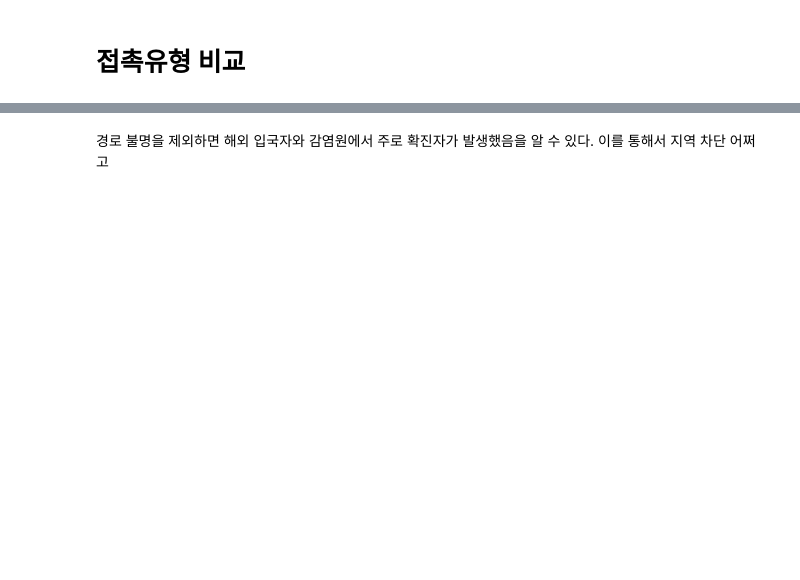
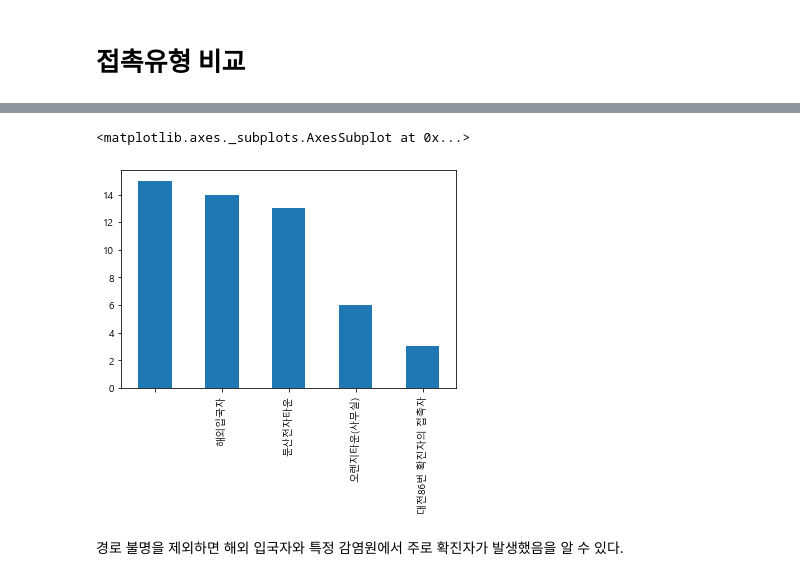
Before and after one commit to krousk/python-space, a Jupyter notebook: 파이썬 2차 개인 프로젝트.ipynb, the cells around one changed output, grey strips where cells are left out. Saved outputs shown, nothing was run; the diff lists cells and outputs as text; code cells hidden in the pictures; blank space fills up the shorter version.

```diff
--- a/파이썬 2차 개인 프로젝트.ipynb
+++ b/파이썬 2차 개인 프로젝트.ipynb
@@ -326,4 +372,5 @@ Name: 성별(연령대), dtype: int64
 # 접촉유형 비교
 # %%
 df['접촉력'].value_counts().head(5)
+en=df['접촉력'].value_counts().head(5)
 # %% [output]
@@ -335,3 +393,8 @@ df['접촉력'].value_counts().head(5)
 Name: 접촉력, dtype: int64
+# %%
+en.plot(kind='bar')
+# %% [output]
+<matplotlib.axes._subplots.AxesSubplot at 0x...>
+[figure, added]
 # %% [markdown]
-경로 불명을 제외하면 해외 입국자와 감염원에서 주로 확진자가 발생했음을 알 수 있다. 이를 통해서 지역 차단 어쩌고
+경로 불명을 제외하면 해외 입국자와 특정 감염원에서 주로 확진자가 발생했음을 알 수 있다.
```
Also changed, not shown: parts of 20 cells of this notebook.
